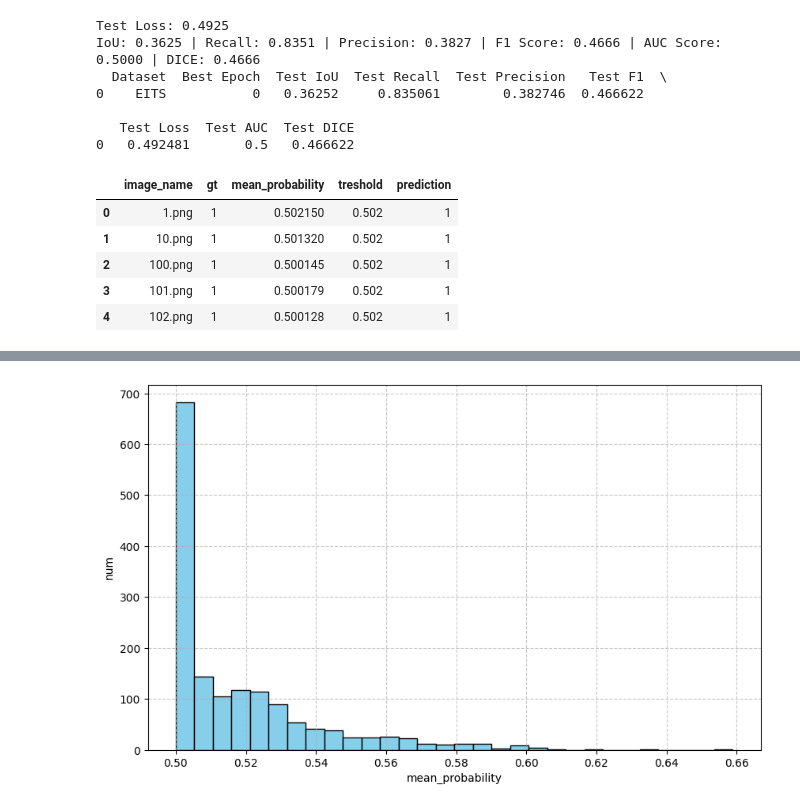
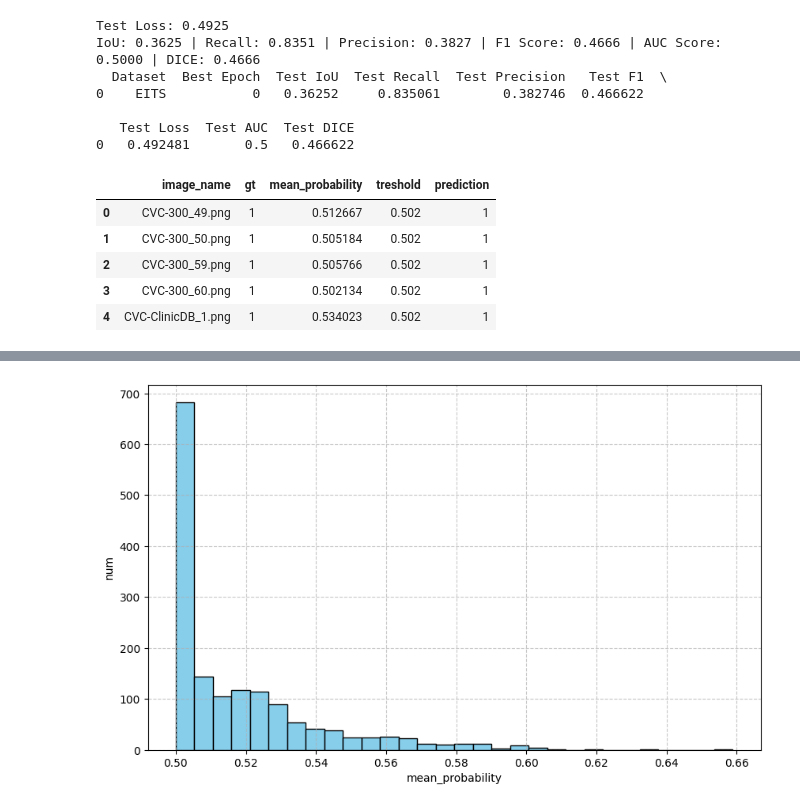
Before and after one commit to Dacheki/Polyp_segmentation, a Jupyter notebook: code/UNET_pls_pls_from_smp.ipynb, the cells around one changed output, grey strips where cells are left out. Saved outputs shown, nothing was run; the diff lists cells and outputs as text; code cells hidden in the pictures.

```diff
--- a/code/UNET_pls_pls_from_smp.ipynb
+++ b/code/UNET_pls_pls_from_smp.ipynb
@@ -495,12 +494,12 @@ IoU: 0.3625 | Recall: 0.8351 | Precision: 0.3827 | F1 Score: 0.4666 | AUC Score:
    Test Loss  Test AUC  Test DICE
 0   0.492481       0.5   0.466622
 # %%
-df = pd.read_csv("predictions_report.csv", nrows=5)
+df = pd.read_csv("predictions_report.csv")
 df.head()
 # %% [output]
 |  | image_name | gt | mean_probability | treshold | prediction |
-| 0 | 1.png | 1 | 0.502150 | 0.502 | 1 |
-| 1 | 10.png | 1 | 0.501320 | 0.502 | 1 |
-| 2 | 100.png | 1 | 0.500145 | 0.502 | 1 |
-| 3 | 101.png | 1 | 0.500179 | 0.502 | 1 |
-| 4 | 102.png | 1 | 0.500128 | 0.502 | 1 |
+| 0 | CVC-300_49.png | 1 | 0.512667 | 0.502 | 1 |
+| 1 | CVC-300_50.png | 1 | 0.505184 | 0.502 | 1 |
+| 2 | CVC-300_59.png | 1 | 0.505766 | 0.502 | 1 |
+| 3 | CVC-300_60.png | 1 | 0.502134 | 0.502 | 1 |
+| 4 | CVC-ClinicDB_1.png | 1 | 0.534023 | 0.502 | 1 |
```
Also changed, not shown: parts of 4 cells of this notebook.
